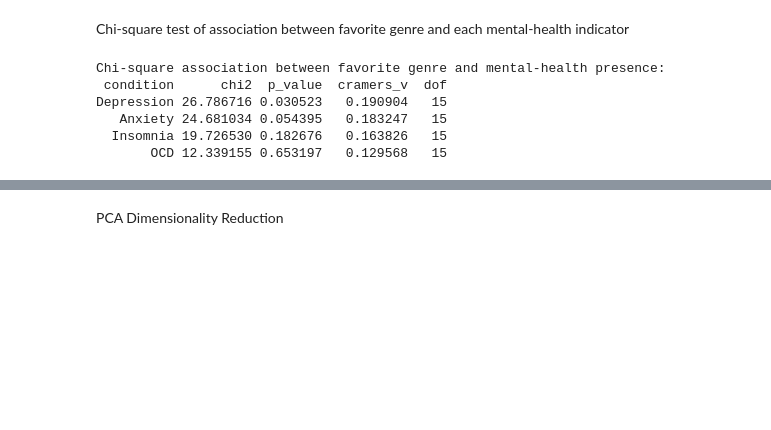
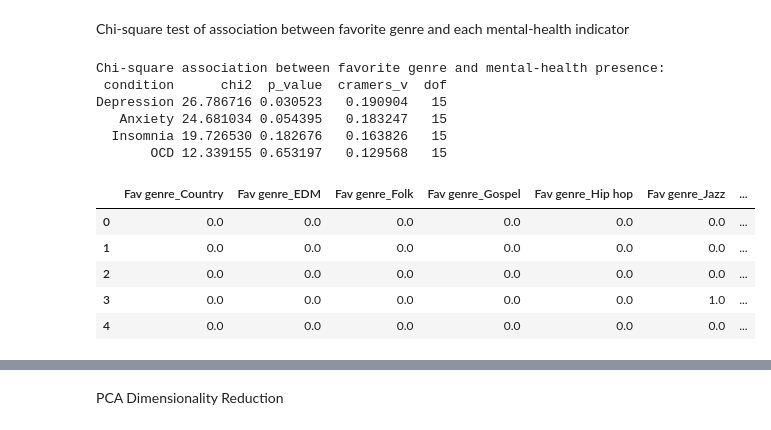
Before and after one commit to COGS108/Group-SP26-097, a Jupyter notebook: modules/eda_notebooks/mxmh_eda.ipynb, the cells around one changed output, grey strips where cells are left out. Cells and saved outputs as stored; diff of their text form; code cells hidden in the pictures; blank space fills up the shorter version.

```diff
--- a/modules/eda_notebooks/mxmh_eda.ipynb
+++ b/modules/eda_notebooks/mxmh_eda.ipynb
@@ -317,3 +314,16 @@ Depression 26.786716 0.030523   0.190904   15
    Anxiety 24.681034 0.054395   0.183247   15
   Insomnia 19.726530 0.182676   0.163826   15
        OCD 12.339155 0.653197   0.129568   15
+# %%
+encoded_df = pd.read_csv(ENCODED_FILE_PATH)
+fav_genres = [c for c in encoded_df.columns if c.startswith('Fav genre')]
+mh_conditions = ['Anxiety', 'Depression', 'Insomnia', 'OCD']
+fav_genres_df = encoded_df[fav_genres + mh_conditions]
+fav_genres_df.head()
+# %% [output]
+|  | Fav genre_Country | Fav genre_EDM | Fav genre_Folk | Fav genre_Gospel | Fav genre_Hip hop | Fav genre_Jazz | ... |
+| 0 | 0.0 | 0.0 | 0.0 | 0.0 | 0.0 | 0.0 | ... |
+| 1 | 0.0 | 0.0 | 0.0 | 0.0 | 0.0 | 0.0 | ... |
+| 2 | 0.0 | 0.0 | 0.0 | 0.0 | 0.0 | 0.0 | ... |
+| 3 | 0.0 | 0.0 | 0.0 | 0.0 | 0.0 | 1.0 | ... |
+| 4 | 0.0 | 0.0 | 0.0 | 0.0 | 0.0 | 0.0 | ... |
```
Also changed, not shown: parts of 2 cells of this notebook, 6 other files.
